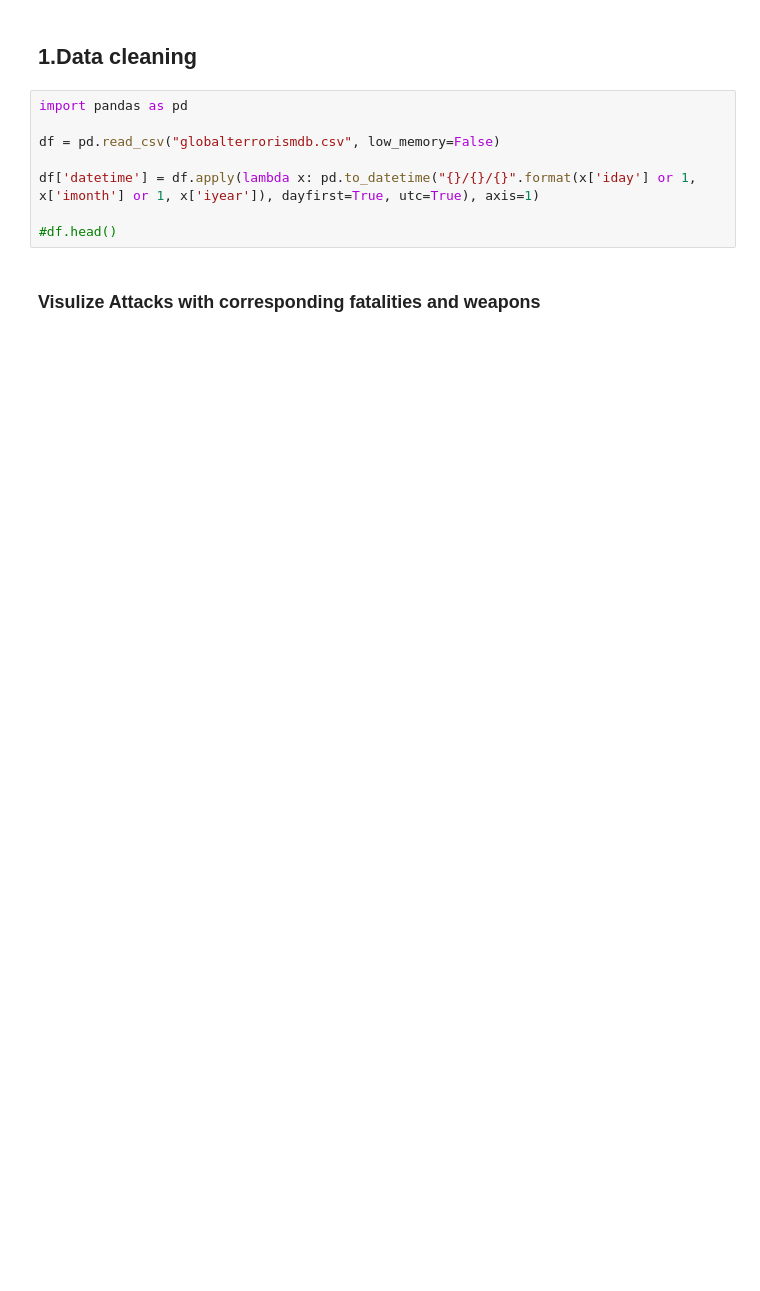
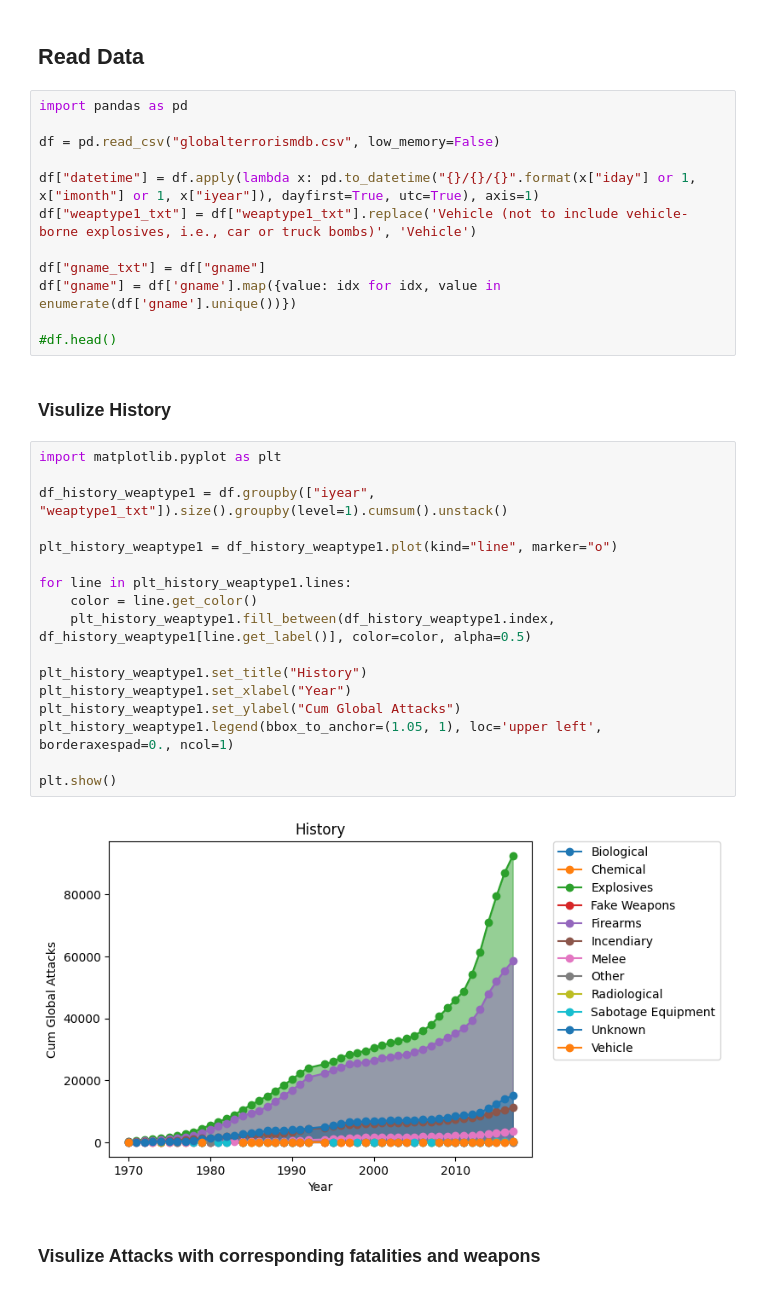
Before and after one commit to DataScience-DHBWKA/Data4Peace, a Jupyter notebook: Data4Peace.ipynb, the cells around one changed output. Drawn from its saved outputs; the diff is of its cells as text; blank space fills up the shorter version.

```diff
--- a/Data4Peace.ipynb
+++ b/Data4Peace.ipynb
@@ -1,13 +1,38 @@
 # %% [markdown]
-## 1.Data cleaning
+## Read Data
 # %%
 import pandas as pd
 
 df = pd.read_csv("globalterrorismdb.csv", low_memory=False)
 
-df['datetime'] = df.apply(lambda x: pd.to_datetime("{}/{}/{}".format(x['iday'] or 1, x['imonth'] or 1, x['iyear']), dayfirst=True, utc=True), axis=1)
+df["datetime"] = df.apply(lambda x: pd.to_datetime("{}/{}/{}".format(x["iday"] or 1, x["imonth"] or 1, x["iyear"]), dayfirst=True, utc=True), axis=1)
+df["weaptype1_txt"] = df["weaptype1_txt"].replace('Vehicle (not to include vehicle-borne explosives, i.e., car or truck bombs)', 'Vehicle')
+
+df["gname_txt"] = df["gname"]
+df["gname"] = df['gname'].map({value: idx for idx, value in enumerate(df['gname'].unique())})
 
 #df.head()
+# %% [markdown]
+### Visulize History
+# %%
+import matplotlib.pyplot as plt
+
+df_history_weaptype1 = df.groupby(["iyear", "weaptype1_txt"]).size().groupby(level=1).cumsum().unstack()
+
+plt_history_weaptype1 = df_history_weaptype1.plot(kind="line", marker="o")
+
+for line in plt_history_weaptype1.lines:
+    color = line.get_color()
+    plt_history_weaptype1.fill_between(df_history_weaptype1.index, df_history_weaptype1[line.get_label()], color=color, alpha=0.5)
+
+plt_history_weaptype1.set_title("History")
+plt_history_weaptype1.set_xlabel("Year")
+plt_history_weaptype1.set_ylabel("Cum Global Attacks")
+plt_history_weaptype1.legend(bbox_to_anchor=(1.05, 1), loc='upper left', borderaxespad=0., ncol=1)
+
+plt.show()
+# %% [output]
+[figure, added]
 # %% [markdown]
 ### Visulize Attacks with corresponding fatalities and weapons
 # %%
```
Also changed, not shown: parts of 4 cells of this notebook, 2 other files.
